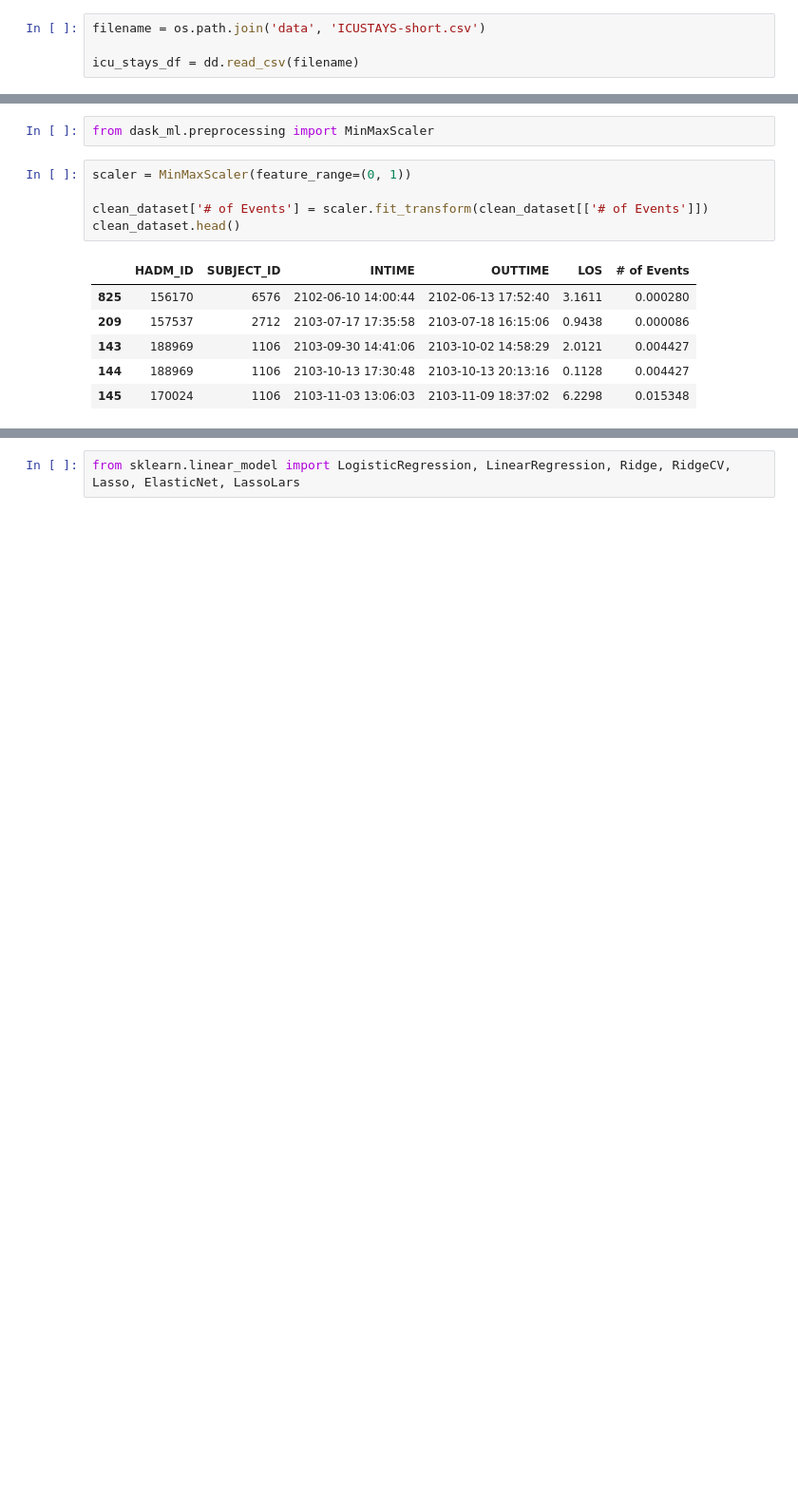
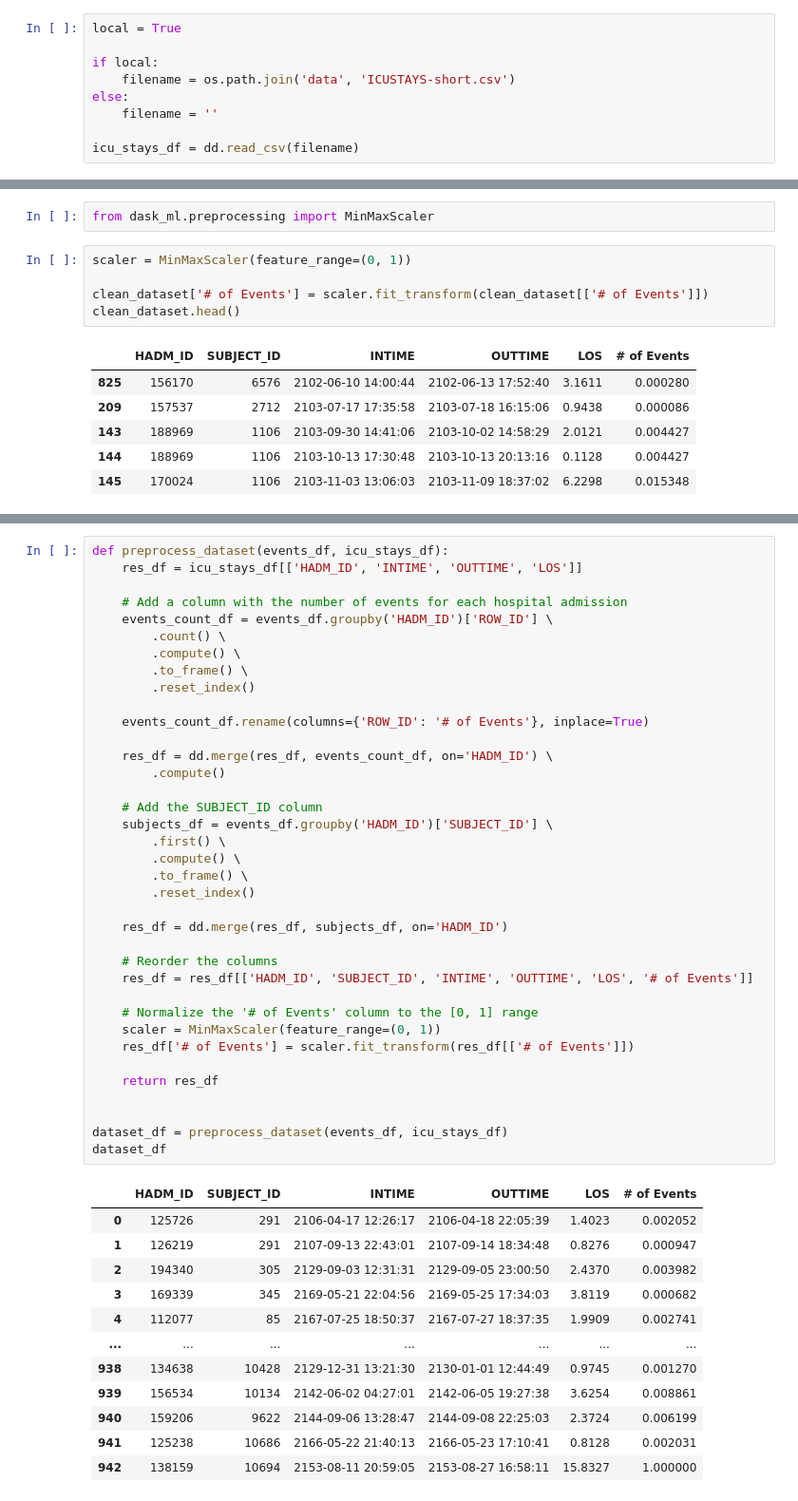
Before and after one commit to ruipedro16/BDCC, a Jupyter notebook: proj2/ML Task.ipynb, the cells around one changed output, grey strips where cells are left out. Shown: that part at 95% size. Cells and saved outputs as stored; diff of their text form; blank space fills up the shorter version.

```diff
--- a/proj2/ML Task.ipynb
+++ b/proj2/ML Task.ipynb
@@ -11,7 +39,12 @@ client
 import dask.dataframe as dd
 import os
 # %%
-filename = os.path.join('data', 'ICUSTAYS-short.csv')
+local = True
+
+if local:
+    filename = os.path.join('data', 'ICUSTAYS-short.csv')
+else:
+    filename = ''
 
 icu_stays_df = dd.read_csv(filename)
 # %%
@@ -219,2 +201,50 @@ res
-# %%
-from sklearn.linear_model import LogisticRegression, LinearRegression, Ridge, RidgeCV, Lasso, ElasticNet, LassoLars
+# %%
+def preprocess_dataset(events_df, icu_stays_df):
+    res_df = icu_stays_df[['HADM_ID', 'INTIME', 'OUTTIME', 'LOS']]
+
+    # Add a column with the number of events for each hospital admission
+    events_count_df = events_df.groupby('HADM_ID')['ROW_ID'] \
+        .count() \
+        .compute() \
+        .to_frame() \
+        .reset_index()
+
+    events_count_df.rename(columns={'ROW_ID': '# of Events'}, inplace=True)
+
+    res_df = dd.merge(res_df, events_count_df, on='HADM_ID') \
+        .compute()
+
+    # Add the SUBJECT_ID column
+    subjects_df = events_df.groupby('HADM_ID')['SUBJECT_ID'] \
+        .first() \
+        .compute() \
+        .to_frame() \
+        .reset_index()
+
+    res_df = dd.merge(res_df, subjects_df, on='HADM_ID')
+
+    # Reorder the columns
+    res_df = res_df[['HADM_ID', 'SUBJECT_ID', 'INTIME', 'OUTTIME', 'LOS', '# of Events']]
+
+    # Normalize the '# of Events' column to the [0, 1] range
+    scaler = MinMaxScaler(feature_range=(0, 1))
+    res_df['# of Events'] = scaler.fit_transform(res_df[['# of Events']])
+
+    return res_df
+
+
+dataset_df = preprocess_dataset(events_df, icu_stays_df)
+dataset_df
+# %% [output]
+|  | HADM_ID | SUBJECT_ID | INTIME | OUTTIME | LOS | # of Events |
+| 0 | 125726 | 291 | 2106-04-17 12:26:17 | 2106-04-18 22:05:39 | 1.4023 | 0.002052 |
+| 1 | 126219 | 291 | 2107-09-13 22:43:01 | 2107-09-14 18:34:48 | 0.8276 | 0.000947 |
+| 2 | 194340 | 305 | 2129-09-03 12:31:31 | 2129-09-05 23:00:50 | 2.4370 | 0.003982 |
+| 3 | 169339 | 345 | 2169-05-21 22:04:56 | 2169-05-25 17:34:03 | 3.8119 | 0.000682 |
+| 4 | 112077 | 85 | 2167-07-25 18:50:37 | 2167-07-27 18:37:35 | 1.9909 | 0.002741 |
+| ... | ... | ... | ... | ... | ... | ... |
+| 938 | 134638 | 10428 | 2129-12-31 13:21:30 | 2130-01-01 12:44:49 | 0.9745 | 0.001270 |
+| 939 | 156534 | 10134 | 2142-06-02 04:27:01 | 2142-06-05 19:27:38 | 3.6254 | 0.008861 |
+| 940 | 159206 | 9622 | 2144-09-06 13:28:47 | 2144-09-08 22:25:03 | 2.3724 | 0.006199 |
+| 941 | 125238 | 10686 | 2166-05-22 21:40:13 | 2166-05-23 17:10:41 | 0.8128 | 0.002031 |
+| 942 | 138159 | 10694 | 2153-08-11 20:59:05 | 2153-08-27 16:58:11 | 15.8327 | 1.000000 |
```
Also changed, not shown: parts of 9 cells of this notebook.
